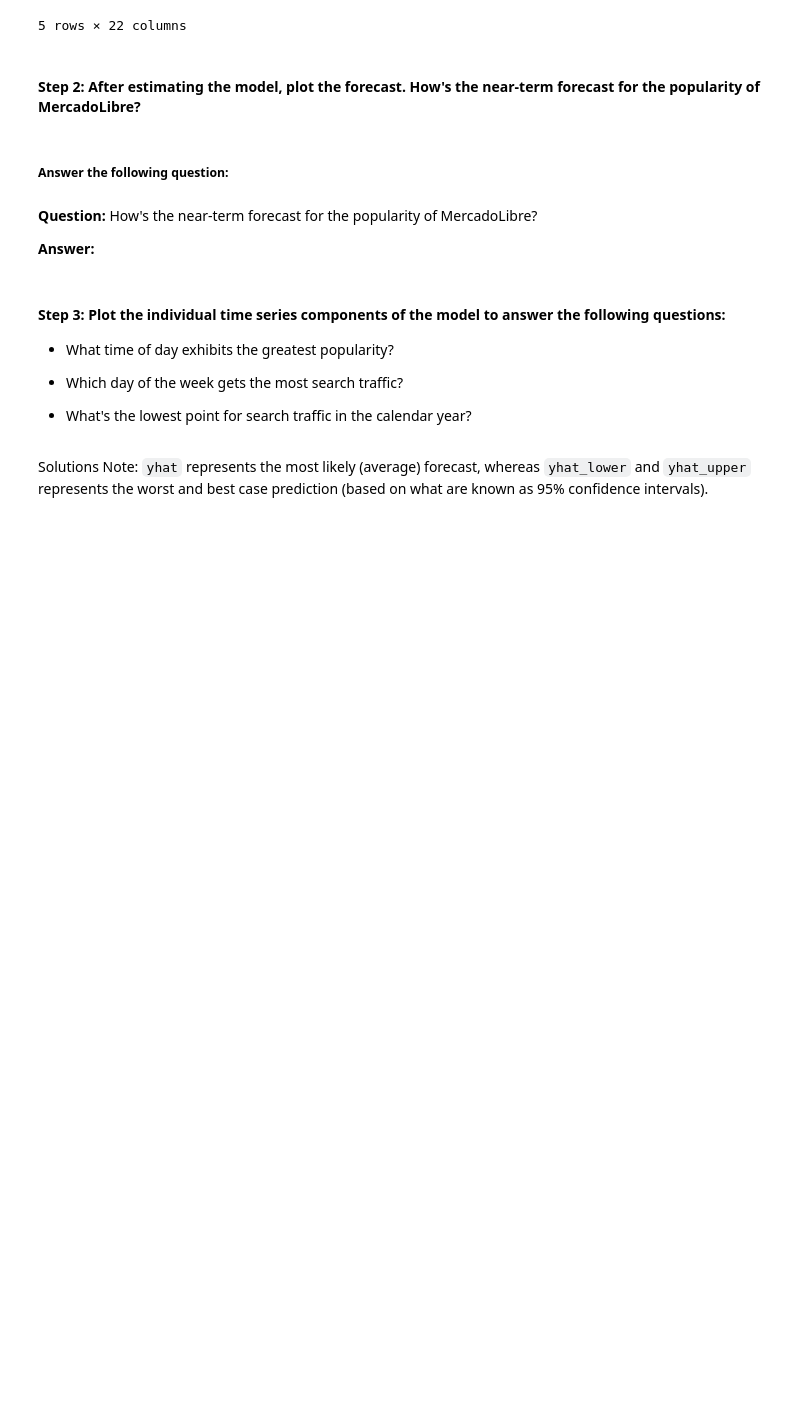
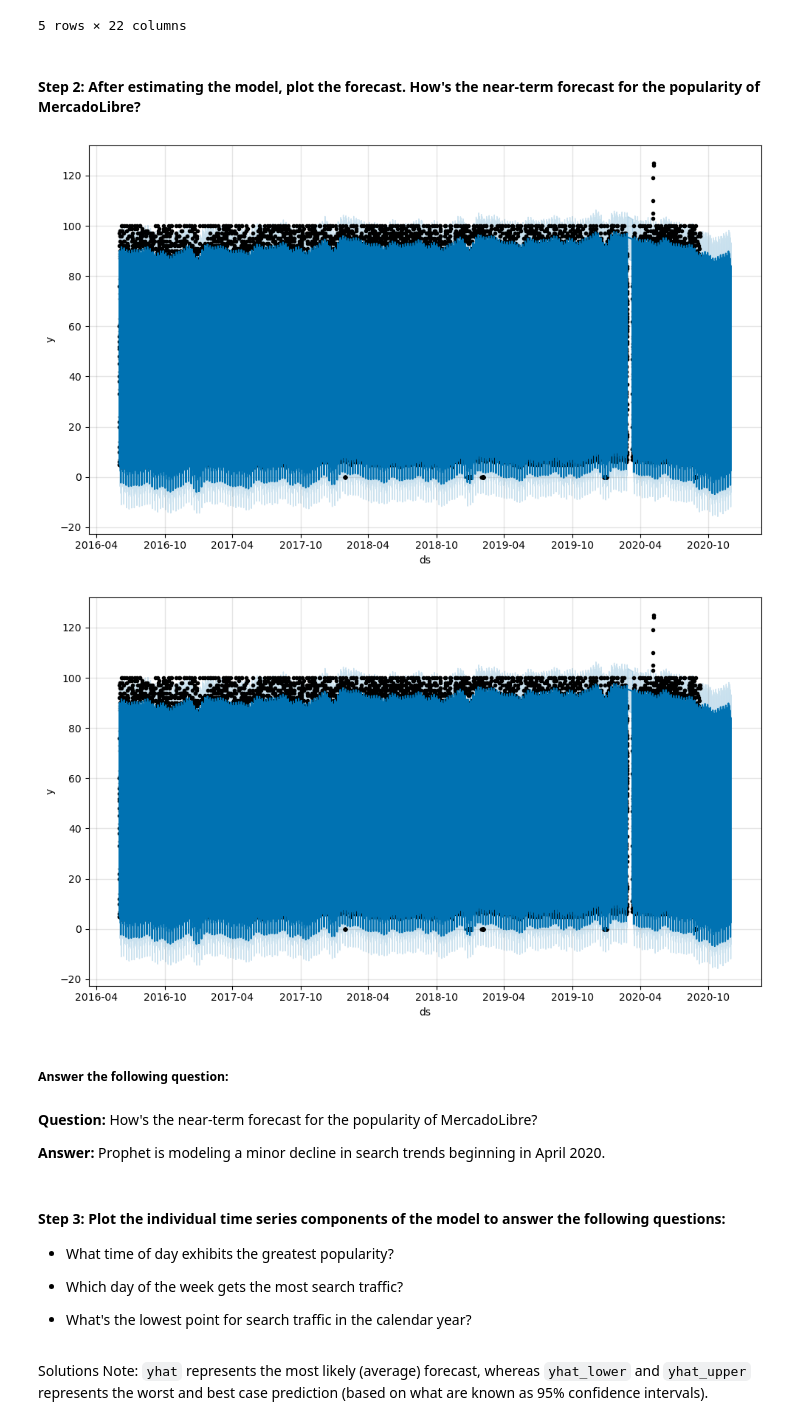
Before and after one commit to chelseyellen/prophet-challenge, a Jupyter notebook: forecasting_net_prophet_CEH.ipynb, the cells around one changed output. Drawn from its saved outputs; the diff is of its cells as text; code cells hidden in the pictures; blank space fills up the shorter version.

```diff
--- a/forecasting_net_prophet_CEH.ipynb
+++ b/forecasting_net_prophet_CEH.ipynb
@@ -460,12 +460,16 @@ forecast_mercado_trends.head()
 #### Step 2: After estimating the model, plot the forecast. How's the near-term forecast for the popularity of MercadoLibre?
 # %%
 # Plot the Prophet predictions for the Mercado trends data
+m.plot(forecast_mercado_trends)
+# %% [output]
+[figure, added]
+[figure, added]
 # %% [markdown]
 ##### Answer the following question:
 # %% [markdown]
 **Question:**  How's the near-term forecast for the popularity of MercadoLibre?
 
-**Answer:**
+**Answer:** Prophet is modeling a minor decline in search trends beginning in April 2020.
 # %% [markdown]
 #### Step 3: Plot the individual time series components of the model to answer the following questions:
 
```
